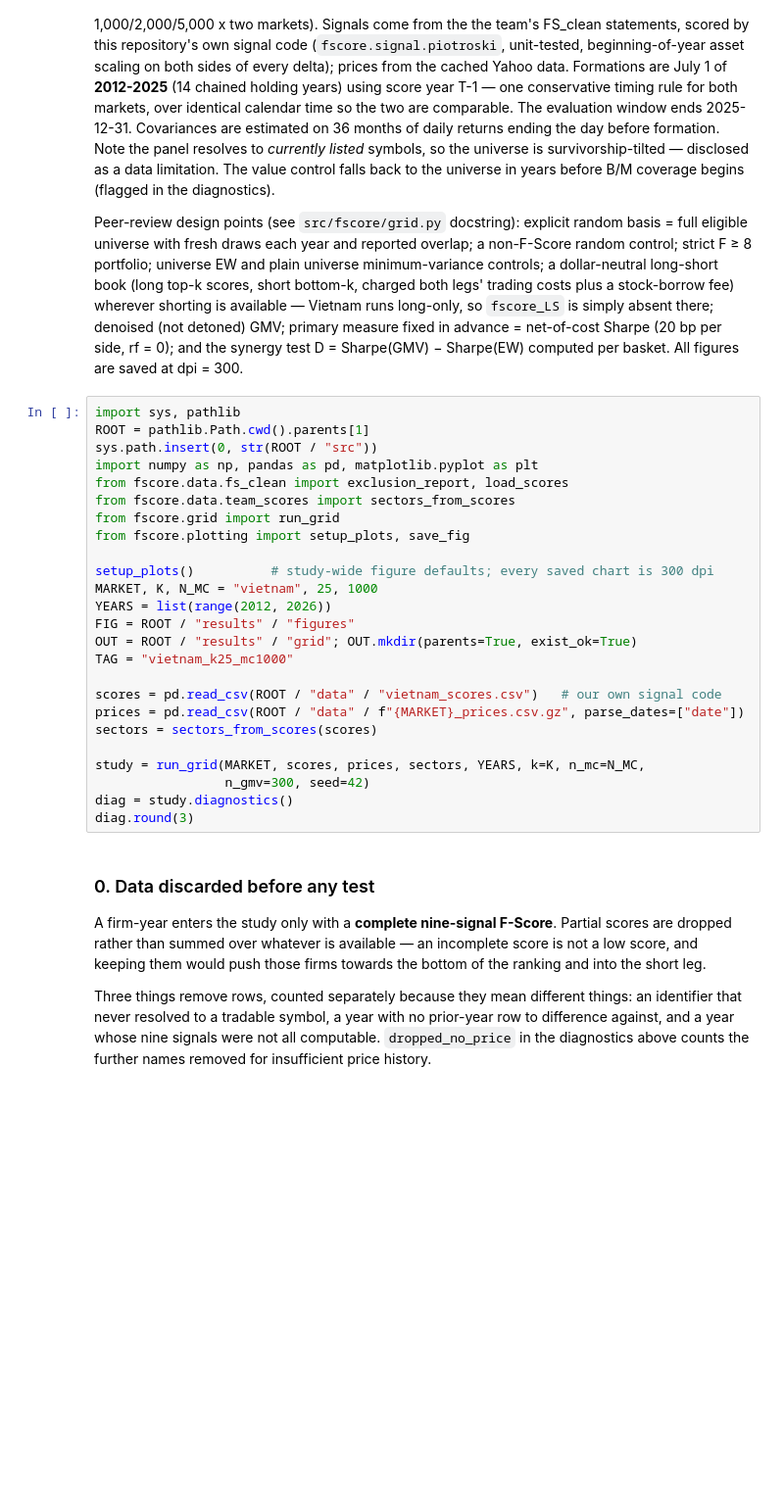
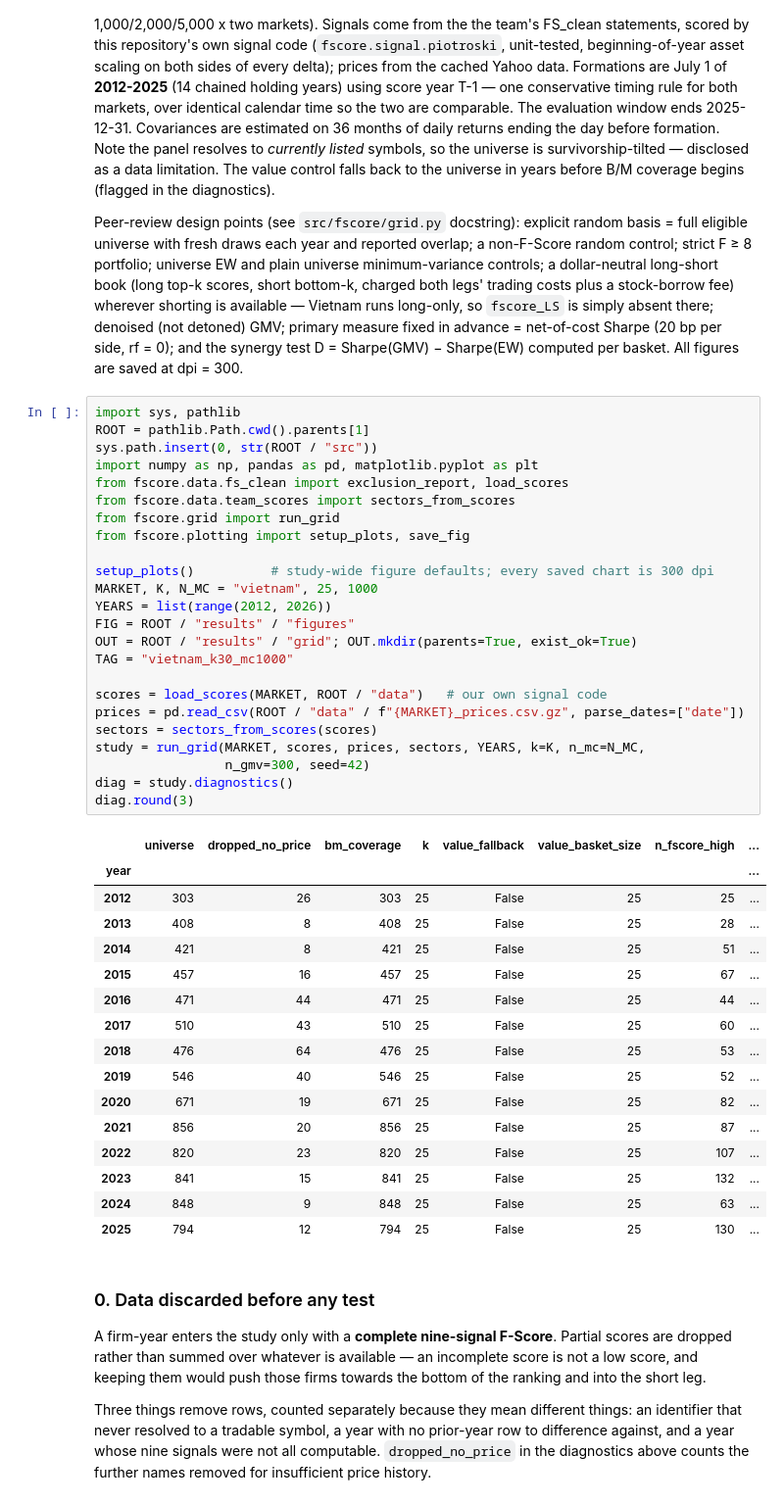
Before and after one commit to mikeding1130/fscore_capstone, a Jupyter notebook: notebooks/grid/vietnam_k25_mc1000.ipynb, the cells around one changed output. Shown at 98% size. Drawn from its saved outputs; the diff is of its cells as text; blank space fills up the shorter version.

Commit message:
Add vietnam results (K=25, N=1000)

```diff
--- a/notebooks/grid/vietnam_k25_mc1000.ipynb
+++ b/notebooks/grid/vietnam_k25_mc1000.ipynb
@@ -28,28 +28,44 @@ basket. All figures are saved at dpi = 300.
 # %%
 import sys, pathlib
 ROOT = pathlib.Path.cwd().parents[1]
 sys.path.insert(0, str(ROOT / "src"))
 import numpy as np, pandas as pd, matplotlib.pyplot as plt
 from fscore.data.fs_clean import exclusion_report, load_scores
 from fscore.data.team_scores import sectors_from_scores
 from fscore.grid import run_grid
 from fscore.plotting import setup_plots, save_fig
 
 setup_plots()          # study-wide figure defaults; every saved chart is 300 dpi
 MARKET, K, N_MC = "vietnam", 25, 1000
 YEARS = list(range(2012, 2026))
 FIG = ROOT / "results" / "figures"
 OUT = ROOT / "results" / "grid"; OUT.mkdir(parents=True, exist_ok=True)
-TAG = "vietnam_k25_mc1000"
+TAG = "vietnam_k30_mc1000"
 
-scores = pd.read_csv(ROOT / "data" / "vietnam_scores.csv")   # our own signal code
+scores = load_scores(MARKET, ROOT / "data")   # our own signal code
 prices = pd.read_csv(ROOT / "data" / f"{MARKET}_prices.csv.gz", parse_dates=["date"])
 sectors = sectors_from_scores(scores)
-
 study = run_grid(MARKET, scores, prices, sectors, YEARS, k=K, n_mc=N_MC,
                  n_gmv=300, seed=42)
 diag = study.diagnostics()
 diag.round(3)
+# %% [output]
+|  | universe | dropped_no_price | bm_coverage | k | value_fallback | value_basket_size | n_fscore_high | ... |
+| year |  |  |  |  |  |  |  | ... |
+| 2012 | 303 | 26 | 303 | 25 | False | 25 | 25 | ... |
+| 2013 | 408 | 8 | 408 | 25 | False | 25 | 28 | ... |
+| 2014 | 421 | 8 | 421 | 25 | False | 25 | 51 | ... |
+| 2015 | 457 | 16 | 457 | 25 | False | 25 | 67 | ... |
+| 2016 | 471 | 44 | 471 | 25 | False | 25 | 44 | ... |
+| 2017 | 510 | 43 | 510 | 25 | False | 25 | 60 | ... |
+| 2018 | 476 | 64 | 476 | 25 | False | 25 | 53 | ... |
+| 2019 | 546 | 40 | 546 | 25 | False | 25 | 52 | ... |
+| 2020 | 671 | 19 | 671 | 25 | False | 25 | 82 | ... |
+| 2021 | 856 | 20 | 856 | 25 | False | 25 | 87 | ... |
+| 2022 | 820 | 23 | 820 | 25 | False | 25 | 107 | ... |
+| 2023 | 841 | 15 | 841 | 25 | False | 25 | 132 | ... |
+| 2024 | 848 | 9 | 848 | 25 | False | 25 | 63 | ... |
+| 2025 | 794 | 12 | 794 | 25 | False | 25 | 130 | ... |
 # %% [markdown]
 ### 0. Data discarded before any test
 
```
Also changed, not shown: parts of 7 cells of this notebook, 10 other files.
